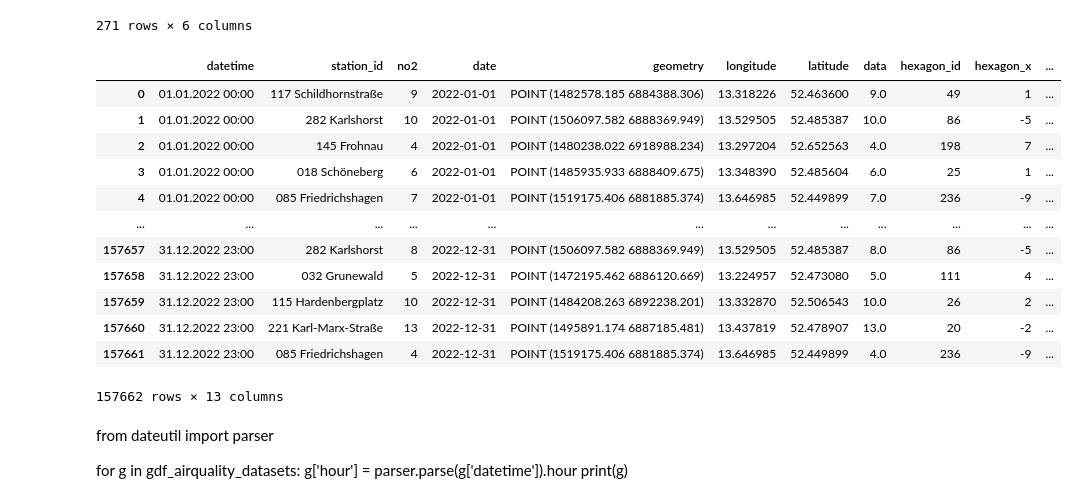
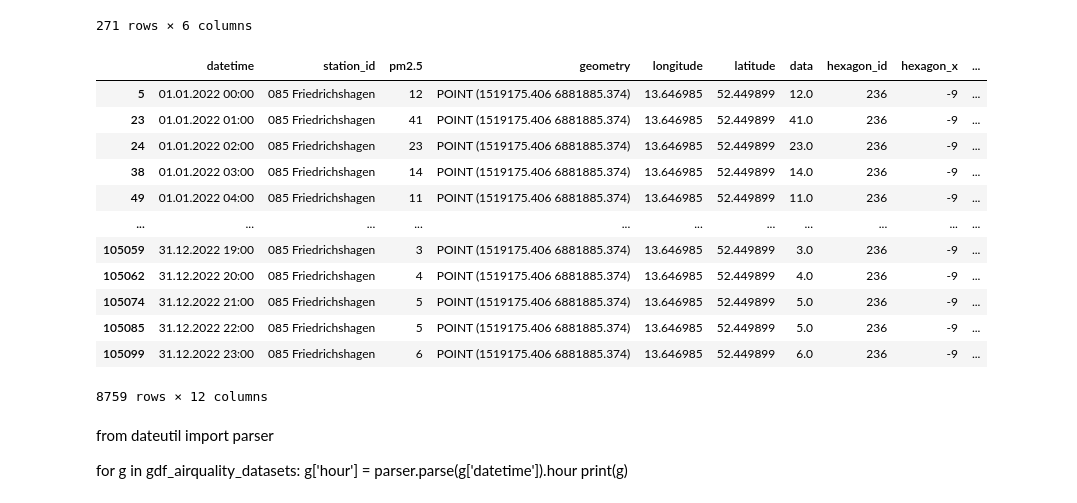
Before and after one commit to SALTED-Project/city-liveability-index-data, a Jupyter notebook: Indices-CLIFF-BerlinAirQuality.ipynb, the cells around one changed output. Cells and saved outputs as stored; diff of their text form; code cells hidden in the pictures.

```diff
--- a/Indices-CLIFF-BerlinAirQuality.ipynb
+++ b/Indices-CLIFF-BerlinAirQuality.ipynb
@@ -86,23 +86,23 @@ def transform_polygon(xx, yy):
 # %%
 
 gdf_airquality_datasets= [gdf_co, gdf_pm10, gdf_pm2_5, gdf_no2,  gdf_o3 ]
 gdf_property_list=["CO","PM10",  "PM2_5",  "NO2", "O3"]
 
-gdf_no2
+gdf_pm2_5[gdf_pm2_5['hexagon_id']==236 ]
 # %% [output]
-|  | datetime | station_id | no2 | date | geometry | longitude | latitude | data | hexagon_id | hexagon_x | ... |
-| 0 | 01.01.2022 00:00 | 117 Schildhornstraße | 9 | 2022-01-01 | POINT (1482578.185 6884388.306) | 13.318226 | 52.463600 | 9.0 | 49 | 1 | ... |
-| 1 | 01.01.2022 00:00 | 282 Karlshorst | 10 | 2022-01-01 | POINT (1506097.582 6888369.949) | 13.529505 | 52.485387 | 10.0 | 86 | -5 | ... |
-| 2 | 01.01.2022 00:00 | 145 Frohnau | 4 | 2022-01-01 | POINT (1480238.022 6918988.234) | 13.297204 | 52.652563 | 4.0 | 198 | 7 | ... |
-| 3 | 01.01.2022 00:00 | 018 Schöneberg | 6 | 2022-01-01 | POINT (1485935.933 6888409.675) | 13.348390 | 52.485604 | 6.0 | 25 | 1 | ... |
-| 4 | 01.01.2022 00:00 | 085 Friedrichshagen | 7 | 2022-01-01 | POINT (1519175.406 6881885.374) | 13.646985 | 52.449899 | 7.0 | 236 | -9 | ... |
-| ... | ... | ... | ... | ... | ... | ... | ... | ... | ... | ... | ... |
-| 157657 | 31.12.2022 23:00 | 282 Karlshorst | 8 | 2022-12-31 | POINT (1506097.582 6888369.949) | 13.529505 | 52.485387 | 8.0 | 86 | -5 | ... |
-| 157658 | 31.12.2022 23:00 | 032 Grunewald | 5 | 2022-12-31 | POINT (1472195.462 6886120.669) | 13.224957 | 52.473080 | 5.0 | 111 | 4 | ... |
-| 157659 | 31.12.2022 23:00 | 115 Hardenbergplatz | 10 | 2022-12-31 | POINT (1484208.263 6892238.201) | 13.332870 | 52.506543 | 10.0 | 26 | 2 | ... |
-| 157660 | 31.12.2022 23:00 | 221 Karl-Marx-Straße | 13 | 2022-12-31 | POINT (1495891.174 6887185.481) | 13.437819 | 52.478907 | 13.0 | 20 | -2 | ... |
-| 157661 | 31.12.2022 23:00 | 085 Friedrichshagen | 4 | 2022-12-31 | POINT (1519175.406 6881885.374) | 13.646985 | 52.449899 | 4.0 | 236 | -9 | ... |
+|  | datetime | station_id | pm2.5 | geometry | longitude | latitude | data | hexagon_id | hexagon_x | ... |
+| 5 | 01.01.2022 00:00 | 085 Friedrichshagen | 12 | POINT (1519175.406 6881885.374) | 13.646985 | 52.449899 | 12.0 | 236 | -9 | ... |
+| 23 | 01.01.2022 01:00 | 085 Friedrichshagen | 41 | POINT (1519175.406 6881885.374) | 13.646985 | 52.449899 | 41.0 | 236 | -9 | ... |
+| 24 | 01.01.2022 02:00 | 085 Friedrichshagen | 23 | POINT (1519175.406 6881885.374) | 13.646985 | 52.449899 | 23.0 | 236 | -9 | ... |
+| 38 | 01.01.2022 03:00 | 085 Friedrichshagen | 14 | POINT (1519175.406 6881885.374) | 13.646985 | 52.449899 | 14.0 | 236 | -9 | ... |
+| 49 | 01.01.2022 04:00 | 085 Friedrichshagen | 11 | POINT (1519175.406 6881885.374) | 13.646985 | 52.449899 | 11.0 | 236 | -9 | ... |
+| ... | ... | ... | ... | ... | ... | ... | ... | ... | ... | ... |
+| 105059 | 31.12.2022 19:00 | 085 Friedrichshagen | 3 | POINT (1519175.406 6881885.374) | 13.646985 | 52.449899 | 3.0 | 236 | -9 | ... |
+| 105062 | 31.12.2022 20:00 | 085 Friedrichshagen | 4 | POINT (1519175.406 6881885.374) | 13.646985 | 52.449899 | 4.0 | 236 | -9 | ... |
+| 105074 | 31.12.2022 21:00 | 085 Friedrichshagen | 5 | POINT (1519175.406 6881885.374) | 13.646985 | 52.449899 | 5.0 | 236 | -9 | ... |
+| 105085 | 31.12.2022 22:00 | 085 Friedrichshagen | 5 | POINT (1519175.406 6881885.374) | 13.646985 | 52.449899 | 5.0 | 236 | -9 | ... |
+| 105099 | 31.12.2022 23:00 | 085 Friedrichshagen | 6 | POINT (1519175.406 6881885.374) | 13.646985 | 52.449899 | 6.0 | 236 | -9 | ... |
-157662 rows × 13 columns
+8759 rows × 12 columns
 # %% [markdown]
 
 from dateutil import parser
```
Also changed, not shown: parts of 1 cell of this notebook, 2 other files.
